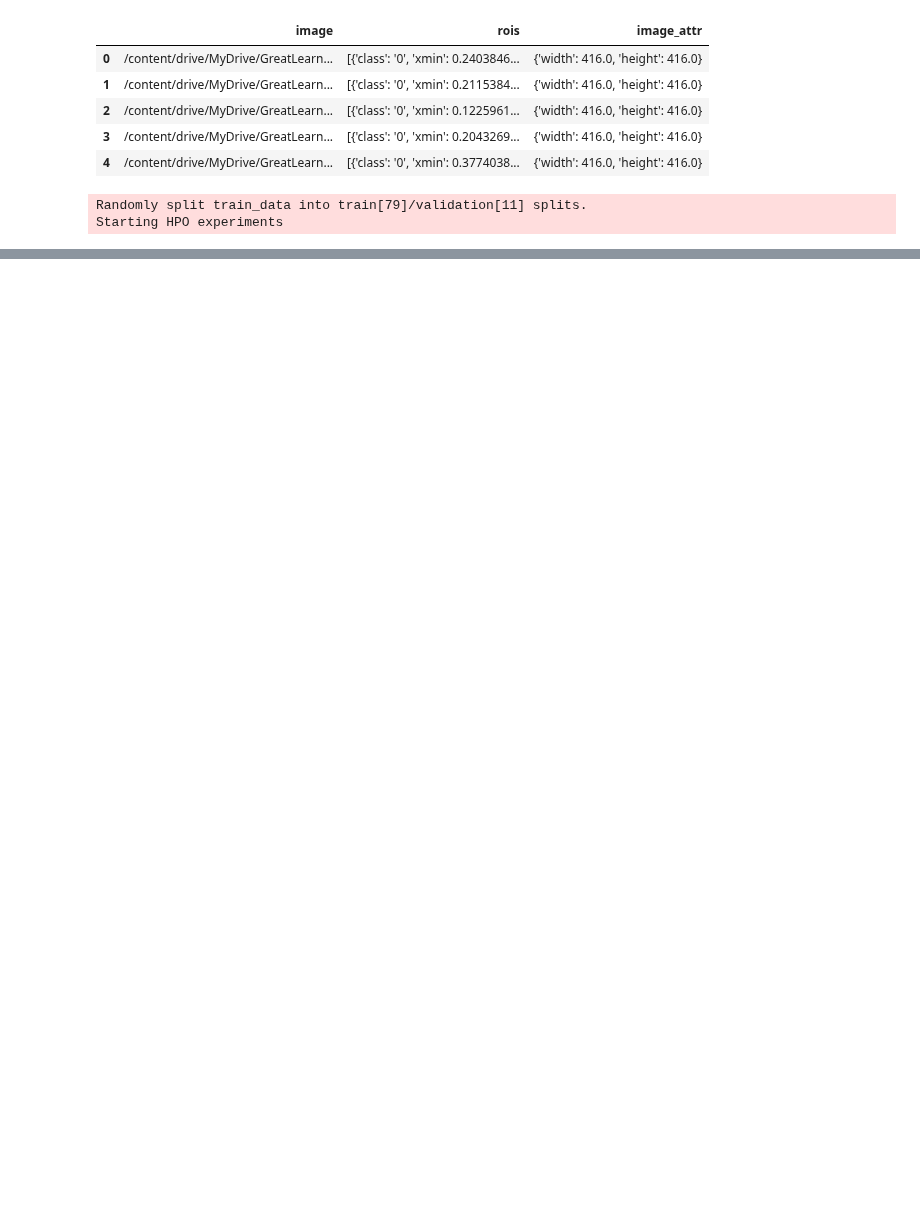
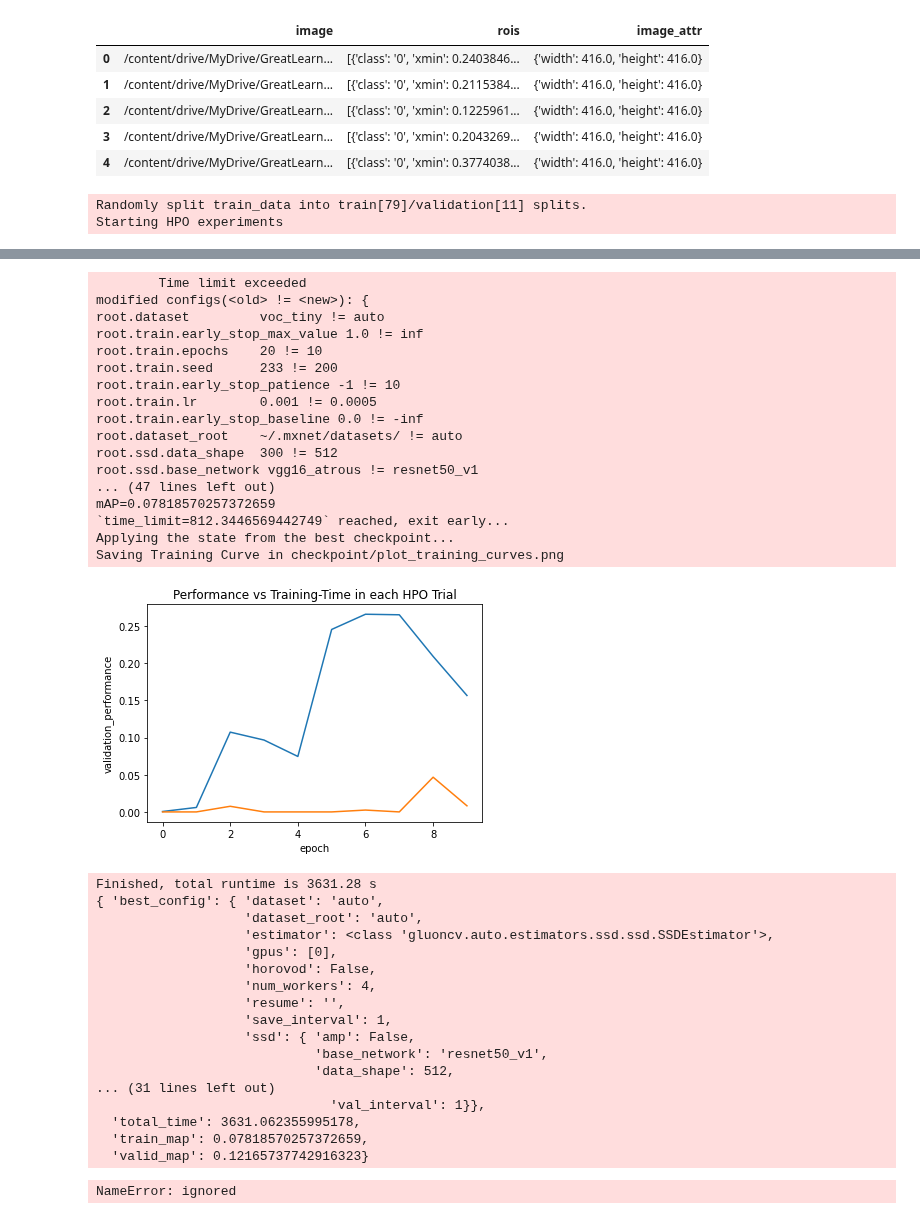
Before and after one commit to baalasangar/MLAI, a Jupyter notebook: 13_Capstone/ObjectDetection_autogluon_v1.ipynb, the cells around one changed output, grey strips where cells are left out. Saved outputs shown, nothing was run; the diff lists cells and outputs as text; code cells hidden in the pictures; blank space fills up the shorter version.

```diff
--- a/13_Capstone/ObjectDetection_autogluon_v1.ipynb
+++ b/13_Capstone/ObjectDetection_autogluon_v1.ipynb
@@ -105,15 +108,6 @@ detector.fit(dataset_train,
              ngpus_per_trial=1,
              time_limit=time_limit,
              hyperparameter_tune_kwargs=hyperparameter_tune_kwargs)
-
-# Evaluation on test dataset
-dataset_test = ObjectDetector.Dataset.from_voc(url, splits='test')
-test_map = detector.evaluate(dataset_test)
-print("mAP on test dataset: {}".format(test_map[1][1]))
-
-# visualization
-result = detector.predict(dataset_test.iloc[0]['image'])
-print('Prediction result:', result)
 # %% [output]
 Randomly split train_data into train[79]/validation[11] splits.
 Starting HPO experiments
@@ -136,0 +150,36 @@ Start training from [Epoch 0]
+        Time limit exceeded
+modified configs(<old> != <new>): {
+root.dataset         voc_tiny != auto
+root.train.early_stop_max_value 1.0 != inf
+root.train.epochs    20 != 10
+root.train.seed      233 != 200
+root.train.early_stop_patience -1 != 10
+root.train.lr        0.001 != 0.0005
+root.train.early_stop_baseline 0.0 != -inf
+root.dataset_root    ~/.mxnet/datasets/ != auto
+root.ssd.data_shape  300 != 512
+root.ssd.base_network vgg16_atrous != resnet50_v1
+... (47 lines left out)
+mAP=0.07818570257372659
+`time_limit=812.3446569442749` reached, exit early...
+Applying the state from the best checkpoint...
+Saving Training Curve in checkpoint/plot_training_curves.png
+[figure, added]
+Finished, total runtime is 3631.28 s
+{ 'best_config': { 'dataset': 'auto',
+                   'dataset_root': 'auto',
+                   'estimator': <class 'gluoncv.auto.estimators.ssd.ssd.SSDEstimator'>,
+                   'gpus': [0],
+                   'horovod': False,
+                   'num_workers': 4,
+                   'resume': '',
+                   'save_interval': 1,
+                   'ssd': { 'amp': False,
+                            'base_network': 'resnet50_v1',
+                            'data_shape': 512,
+... (31 lines left out)
+                              'val_interval': 1}},
+  'total_time': 3631.062355995178,
+  'train_map': 0.07818570257372659,
+  'valid_map': 0.12165737742916323}
+NameError: ignored
```
Also changed, not shown: parts of 5 cells of this notebook.
